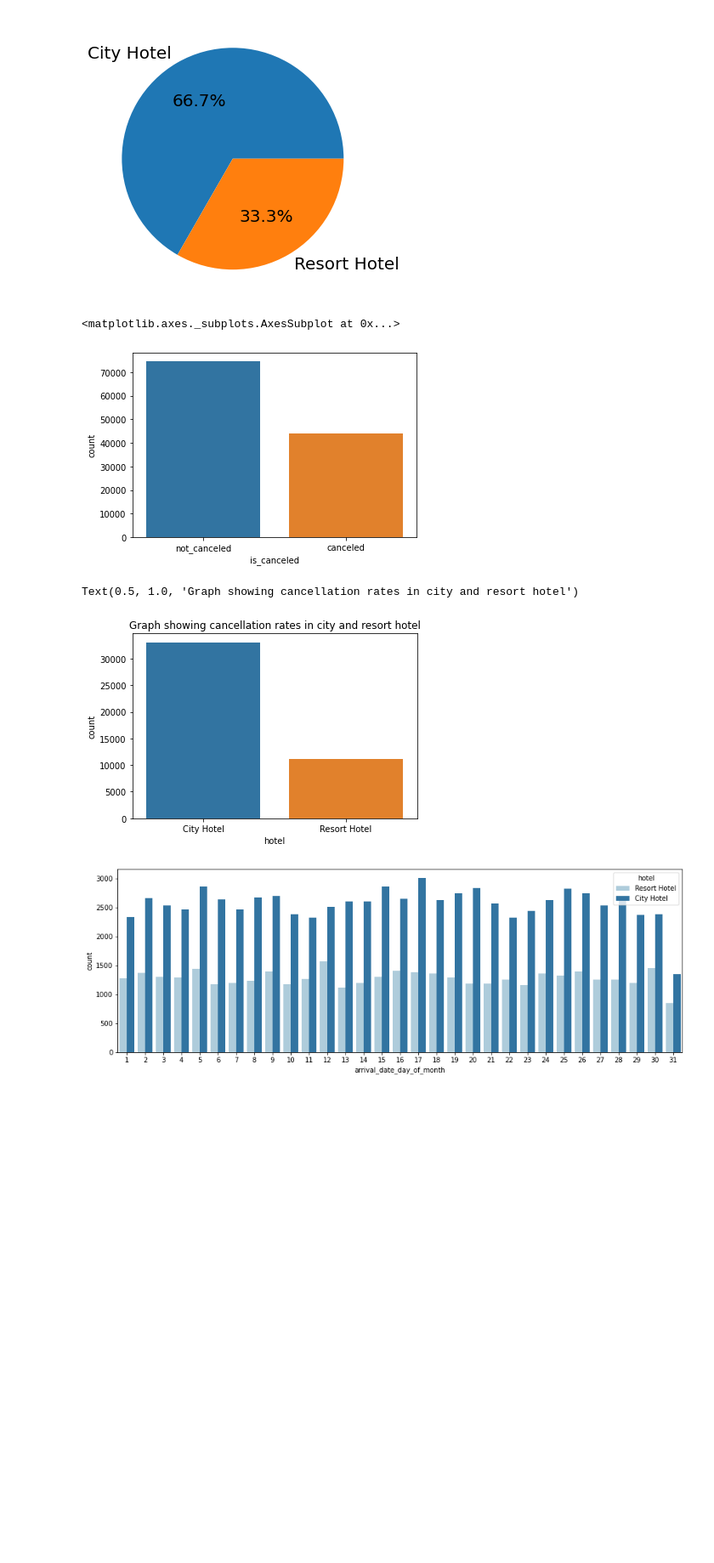
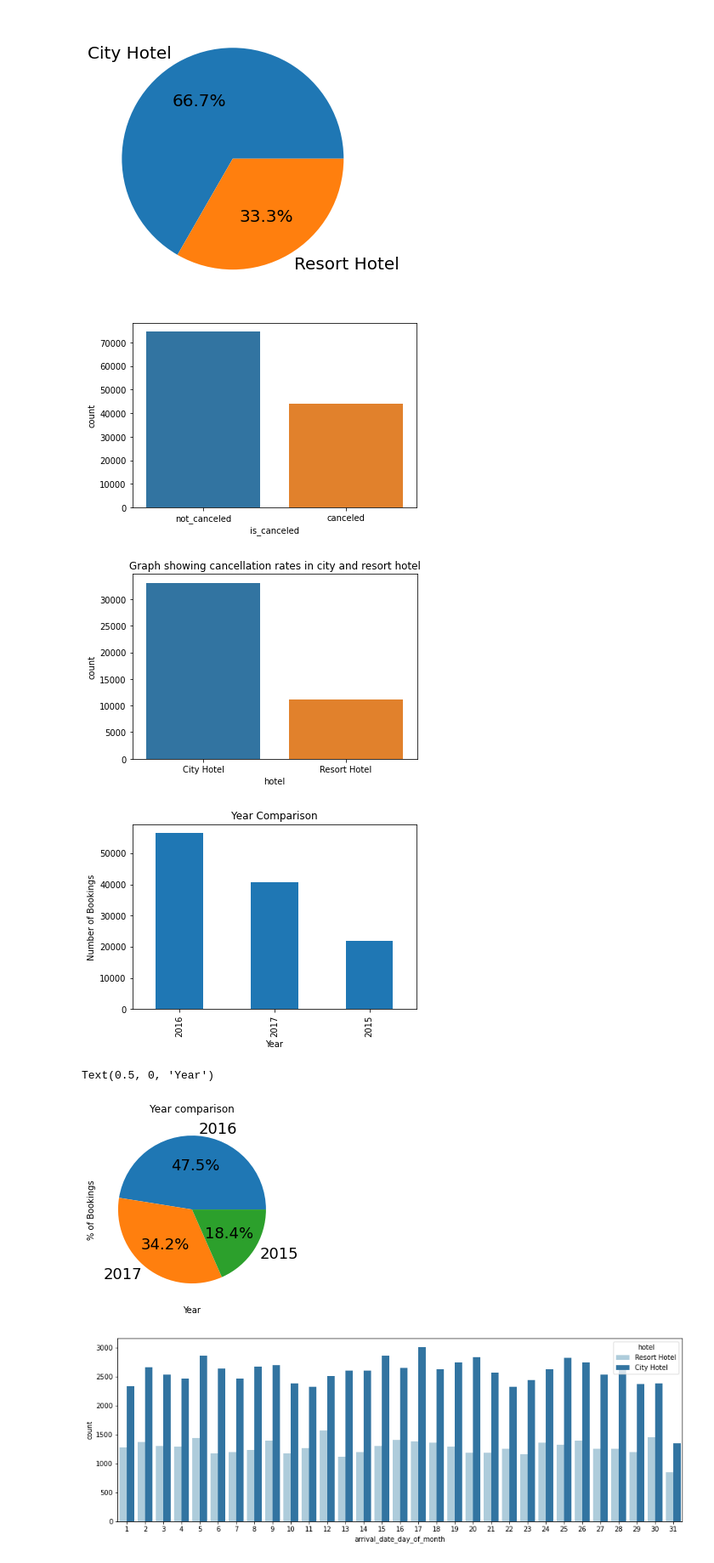
Before and after one commit to Gaurav-Yaduvanshi/Hotel-Booking-Analysis, a Jupyter notebook: Hotel_Booking_Analysis_Individual_Notebook_.ipynb, the cells around one changed output. Shown at 85% size. Saved outputs shown, nothing was run; the diff lists cells and outputs as text; code cells hidden in the pictures; blank space fills up the shorter version.

```diff
--- a/Hotel_Booking_Analysis_Individual_Notebook_.ipynb
+++ b/Hotel_Booking_Analysis_Individual_Notebook_.ipynb
@@ -17,8 +17,8 @@ drive.mount('/content/drive')
 # %% [output]
 Mounted at /content/drive
 # %%
-path = '/content/drive/MyDrive/Almabetter/Module 1 Python for Data Science/EDA Capstone Project/Hotel Bookings/'
-df = pd.read_csv( path + ('Hotel Bookings.csv'))
+path = '/content/drive/MyDrive/Almabetter/Module 1 Python for Data Science/EDA Capstone Projects/Hotel Bookings/'
+df = pd.read_csv( path + 'Hotel Bookings.csv')
 # %%
 df.shape
 # %% [output]
@@ -162,18 +162,36 @@ import seaborn as sns
 rate = ['is_canceled', 'hotel']
 df['is_canceled'] = df.is_canceled.replace([1,0], ['canceled', 'not_canceled'])
 canceled_data =df['is_canceled']
-sns.countplot(canceled_data)
+sns.countplot(x = canceled_data)
+plt.show()
 # %% [output]
-<matplotlib.axes._subplots.AxesSubplot at 0x...>
 [figure]
 # %%
 type_of_hotel_canceled = df[rate]
 canceled_hotel = type_of_hotel_canceled[type_of_hotel_canceled['is_canceled'] == 'canceled'].groupby(['hotel']).size().reset_index(name = 'count')
 sns.barplot(data = canceled_hotel, x = 'hotel', y = 'count').set_title('Graph showing cancellation rates in city and resort hotel')
+plt.show()
 # %% [output]
-Text(0.5, 1.0, 'Graph showing cancellation rates in city and resort hotel')
 [figure]
 # %%
 # City hotels have the highest cancellation rates, this can be verified by the fact that city hotels have higher booking rate than resort hotels
 # %%
 # Arrivals
+# %%
+# Number of Bookings
+count = df["arrival_date_year"].value_counts()
+count.plot(kind='bar')
+plt.title('Year Comparison')
+plt.ylabel('Number of Bookings')
+plt.xlabel('Year')
+plt.show()
+
+percent = df["arrival_date_year"].value_counts()
+percent.plot.pie(fontsize= 18,autopct="%.1f%%")
+plt.title('Year comparison')
+plt.ylabel('% of Bookings')
+plt.xlabel('Year')
+# %% [output]
+[figure, added]
+Text(0.5, 0, 'Year')
+[figure, added]
```
Also changed, not shown: parts of 13 cells of this notebook.
